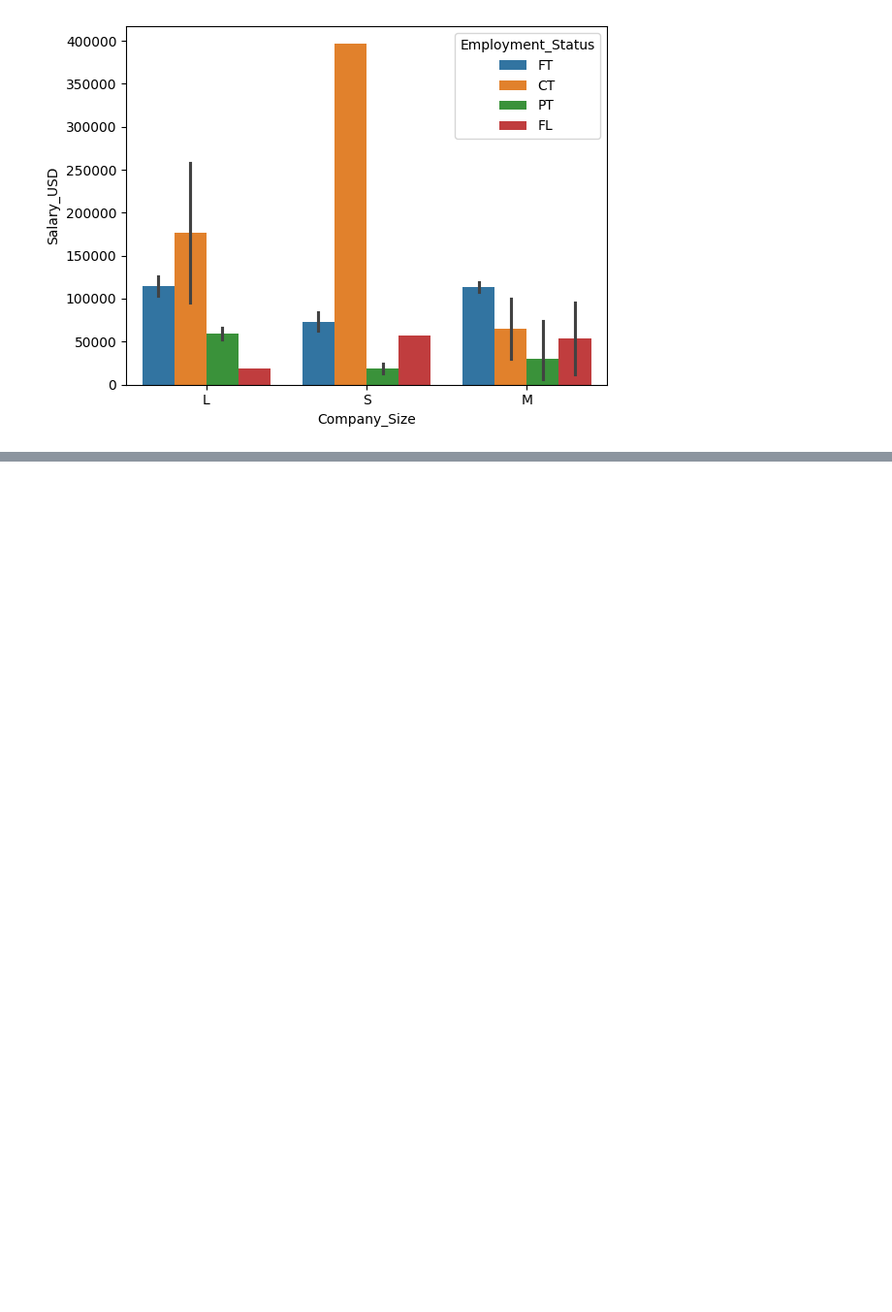
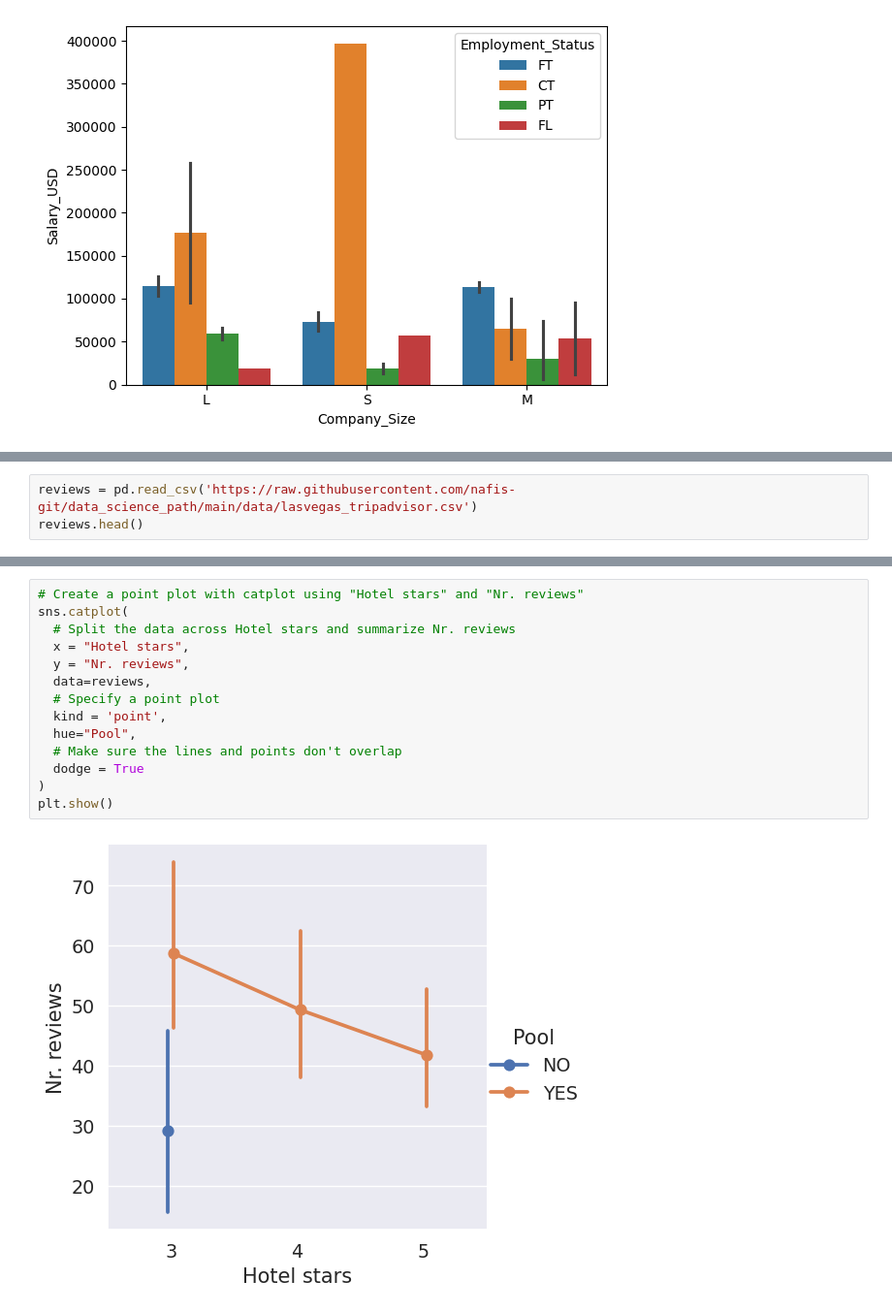
Before and after one commit to nafis-git/data_science_path, a Jupyter notebook: notebook/Explatory_Data__Analysis.ipynb, the cells around one changed output, grey strips where cells are left out. Shown at 97% size. Drawn from its saved outputs; the diff is of its cells as text; blank space fills up the shorter version.

```diff
--- a/notebook/Explatory_Data__Analysis.ipynb
+++ b/notebook/Explatory_Data__Analysis.ipynb
@@ -1160,0 +1593,3 @@ sns.barplot(data=salaries, x="Company_Size", y="Salary_USD", hue="Employment_Sta
+# %%
+reviews = pd.read_csv('https://raw.githubusercontent.com/nafis-git/data_science_path/main/data/lasvegas_tripadvisor.csv')
+reviews.head()
@@ -1160,0 +1603,16 @@ sns.barplot(data=salaries, x="Company_Size", y="Salary_USD", hue="Employment_Sta
+# %%
+# Create a point plot with catplot using "Hotel stars" and "Nr. reviews"
+sns.catplot(
+  # Split the data across Hotel stars and summarize Nr. reviews
+  x = "Hotel stars",
+  y = "Nr. reviews",
+  data=reviews,
+  # Specify a point plot
+  kind = 'point',
+  hue="Pool",
+  # Make sure the lines and points don't overlap
+  dodge = True
+)
+plt.show()
+# %% [output]
+[figure, added]
```
Also changed, not shown: parts of 70 cells of this notebook.
